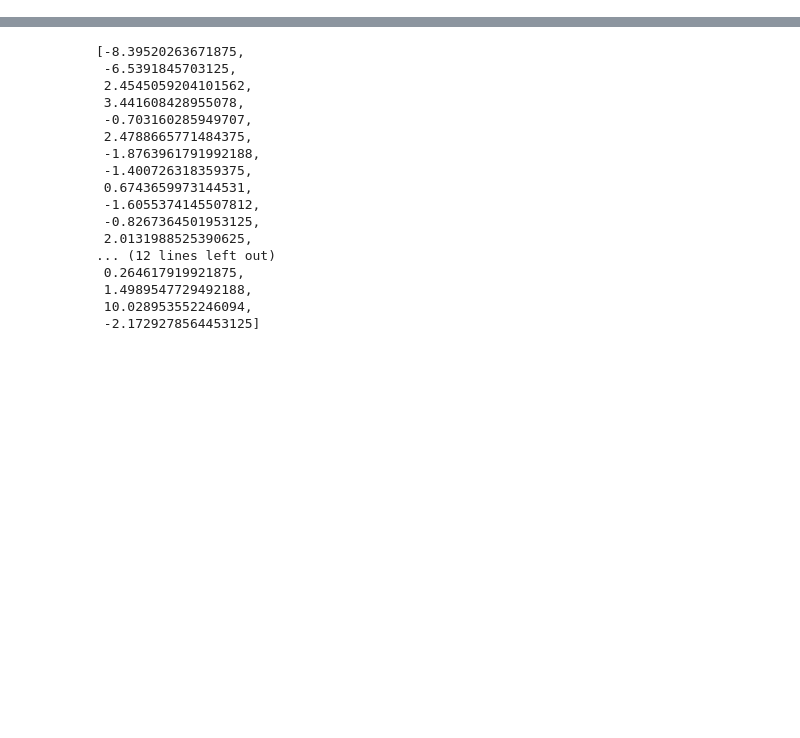
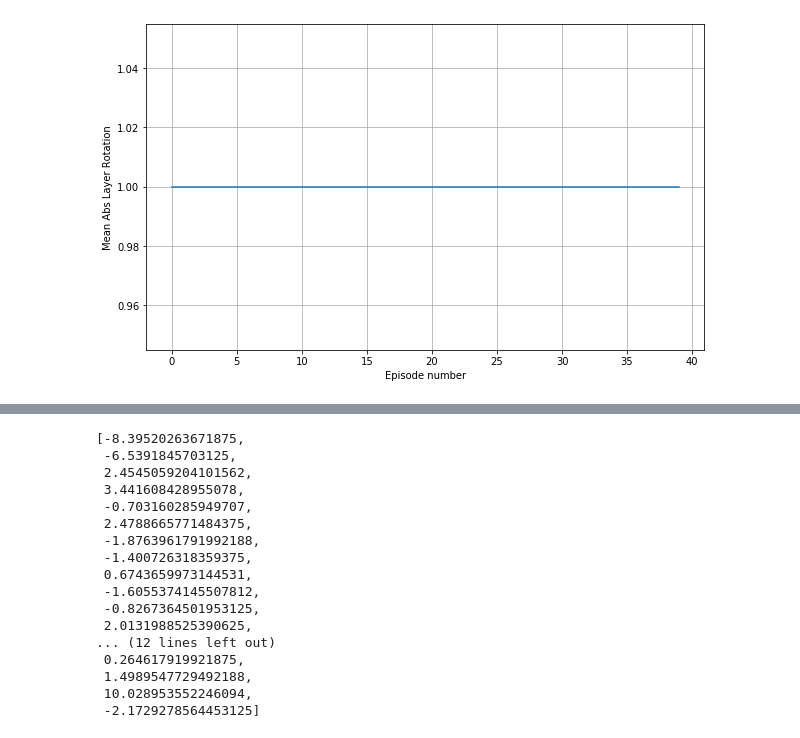
Before and after one commit to manuelsh/minerl, a Jupyter notebook: scores.ipynb, the cells around one changed output, grey strips where cells are left out. Drawn from its saved outputs; the diff is of its cells as text; code cells hidden in the pictures; blank space fills up the shorter version.

```diff
--- a/scores.ipynb
+++ b/scores.ipynb
@@ -4,3 +27,12 @@ import matplotlib.pyplot as plt
+# %%
+layer_rotations = pickle.load(open('layer_rotations.pickle','rb'))
+plt.figure(figsize=(10,6))
+plt.plot(np.abs(np.array(layer_rotations)).mean(1))
+plt.xlabel('Episode number')
+plt.ylabel('Mean Abs Layer Rotation')
+plt.grid()
+# %% [output]
+[figure, added]
 # %%
 scores = pickle.load(open('scores.pickle','rb'))
 plt.plot(scores)
```
Also changed, not shown: parts of 8 cells of this notebook, 8 other files.
